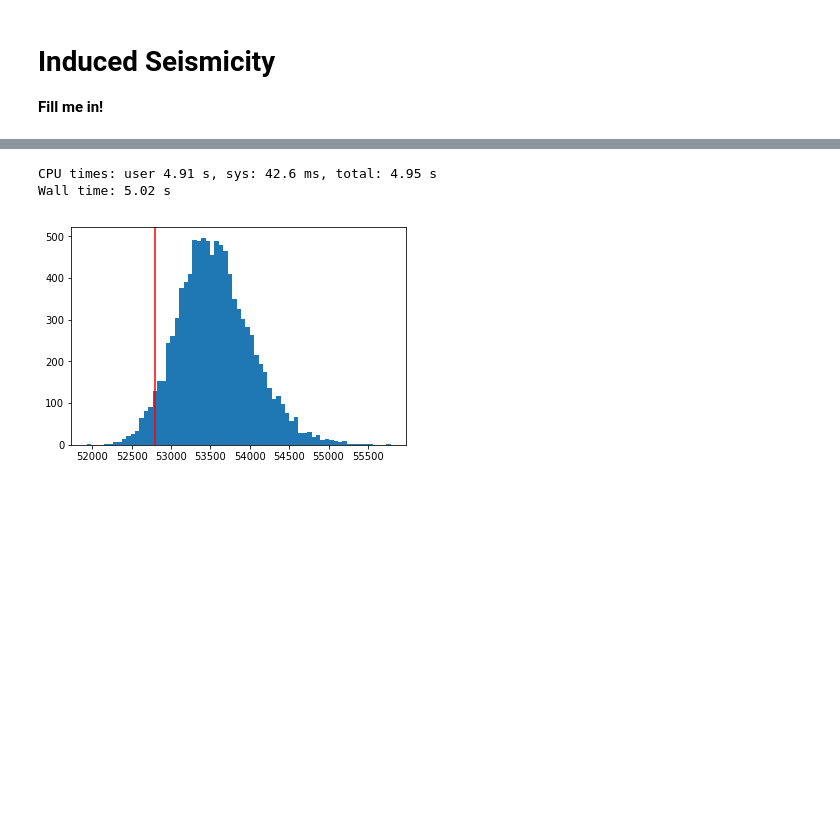
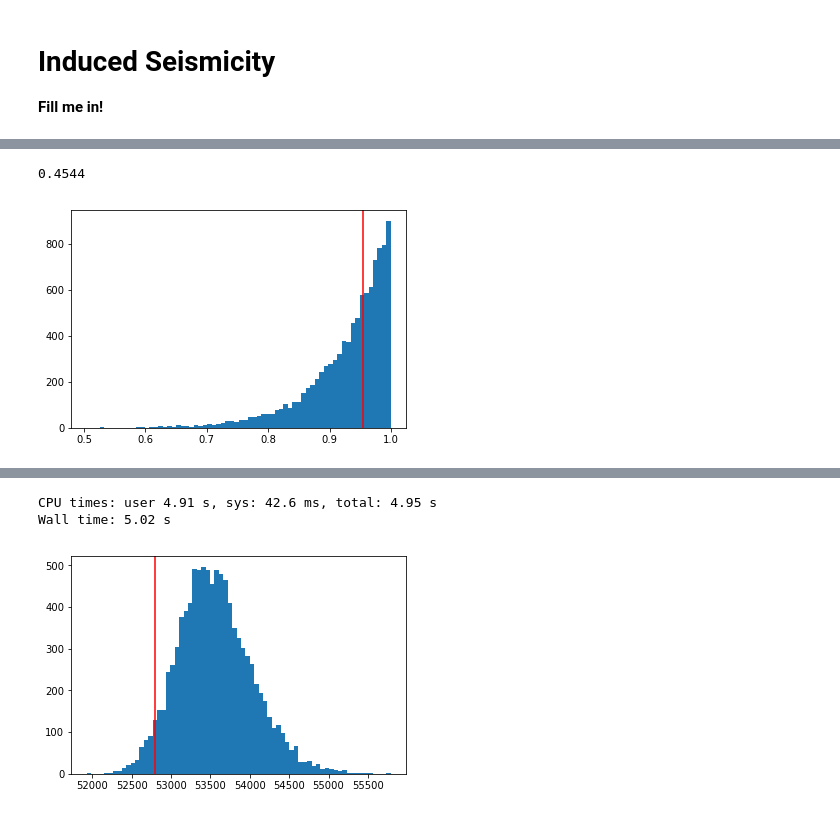
Before and after one commit to michaeljets/induced_seismicity, a Jupyter notebook: code/modified_spearmans.ipynb, the cells around one changed output, grey strips where cells are left out. Cells and saved outputs as stored; diff of their text form; code cells hidden in the pictures; blank space fills up the shorter version.

```diff
--- a/code/modified_spearmans.ipynb
+++ b/code/modified_spearmans.ipynb
@@ -4,0 +59,26 @@
+# %%
+def get_eq(water):
+    eq = np.array([np.random.poisson(np.exp(np.random.randn(1))*(0.0001+0.0005*water[i]))
+                   for i in range(len(water))])
+
+    return eq
+
+from scipy.stats import rankdata
+# %%
+%%time
+t=np.arange(450)
+water1 = 1000-0.003*(t-200)**2+20*np.random.randn(450)
+#water2 = np.append(1000-5*np.arange(40)+50*np.random.randn(40), np.zeros(60))
+eq1=get_eq(water1)
+
+eq_ranks = rankdata(eq1)
+water_ranks = rankdata(water1)
+s = simulate(eq_ranks, water_ranks)
+og = largest_corr(eq_ranks, water_ranks)
+print(p_value(s, og))
+plt.hist(s, bins = 'auto')
+plt.axvline(x = og, color = 'red')
+plt.show()
+# %% [output]
+0.4544
+[figure, added]
```
Also changed, not shown: parts of 15 cells of this notebook.
